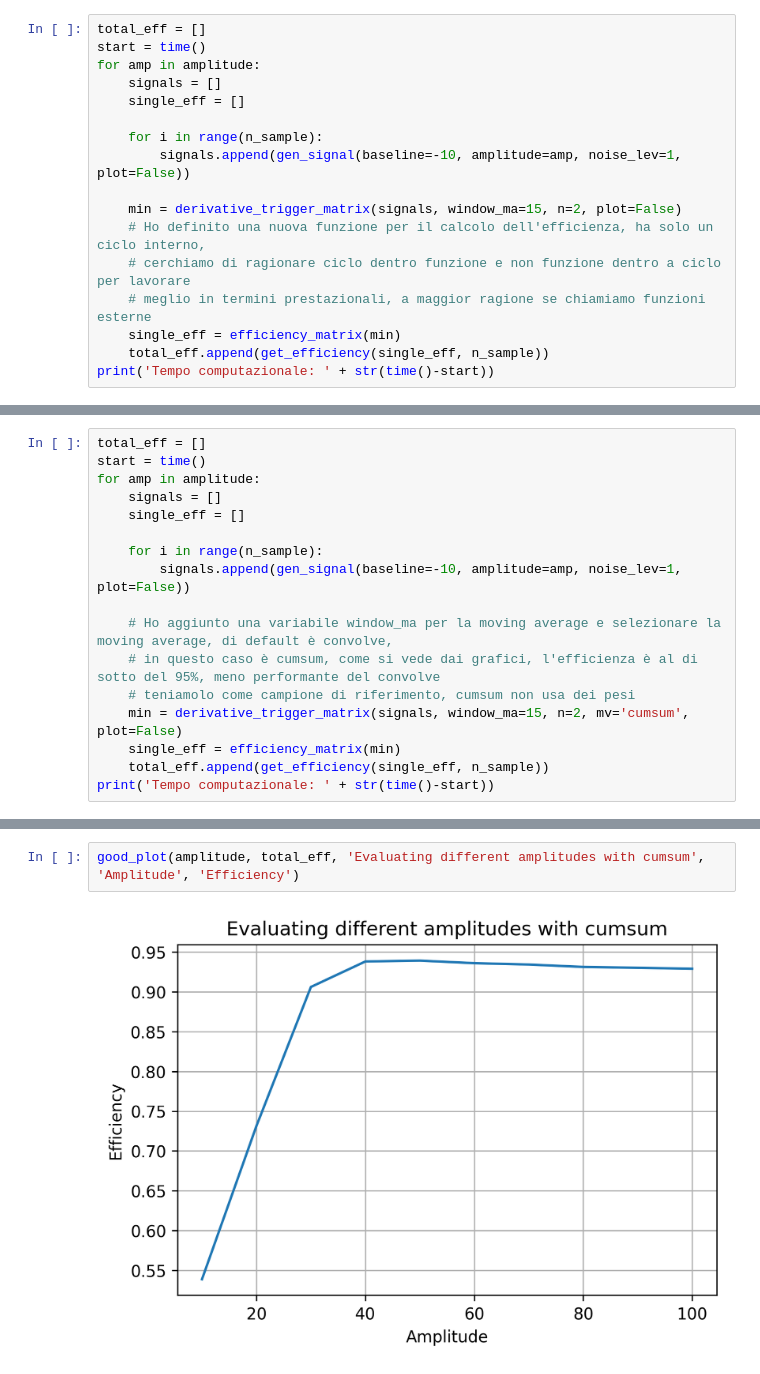
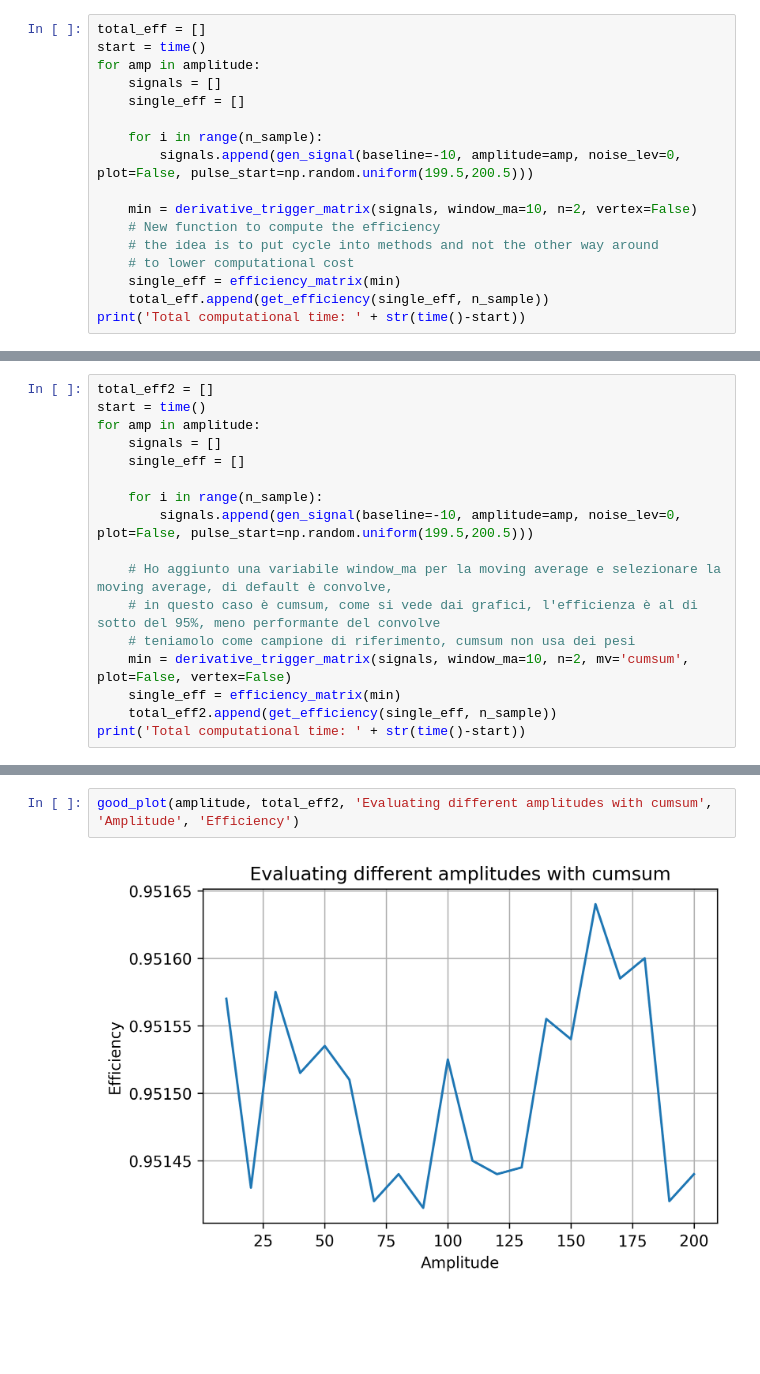
Before and after one commit to biqute/QTLab2122, a Jupyter notebook: SingleIRsource/simulated/efficiency_ma.ipynb, the cells around one changed output, grey strips where cells are left out. Saved outputs shown, nothing was run; the diff lists cells and outputs as text; blank space fills up the shorter version.

```diff
--- a/SingleIRsource/simulated/efficiency_ma.ipynb
+++ b/SingleIRsource/simulated/efficiency_ma.ipynb
@@ -14,13 +14,13 @@ for amp in amplitude:
     single_eff = []
 
     for i in range(n_sample):
-        signals.append(gen_signal(baseline=-10, amplitude=amp, noise_lev=1, plot=False))
+        signals.append(gen_signal(baseline=-10, amplitude=amp, noise_lev=0, plot=False, pulse_start=np.random.uniform(199.5,200.5)))
 
-    min = derivative_trigger_matrix(signals, window_ma=15, n=2, plot=False)
-    # Ho definito una nuova funzione per il calcolo dell'efficienza, ha solo un ciclo interno,
-    # cerchiamo di ragionare ciclo dentro funzione e non funzione dentro a ciclo per lavorare
-    # meglio in termini prestazionali, a maggior ragione se chiamiamo funzioni esterne
+    min = derivative_trigger_matrix(signals, window_ma=10, n=2, vertex=False)
+    # New function to compute the efficiency
+    # the idea is to put cycle into methods and not the other way around
+    # to lower computational cost
     single_eff = efficiency_matrix(min)
     total_eff.append(get_efficiency(single_eff, n_sample))
-print('Tempo computazionale: ' + str(time()-start))
+print('Total computational time: ' + str(time()-start))
 # %% [output]
@@ -32,18 +32,18 @@ good_plot(amplitude, total_eff, 'Evaluating different amplitudes with convolve',
 # %%
-total_eff = []
+total_eff2 = []
 start = time()
 for amp in amplitude:
     signals = []
     single_eff = []
 
     for i in range(n_sample):
-        signals.append(gen_signal(baseline=-10, amplitude=amp, noise_lev=1, plot=False))
+        signals.append(gen_signal(baseline=-10, amplitude=amp, noise_lev=0, plot=False, pulse_start=np.random.uniform(199.5,200.5)))
 
     # Ho aggiunto una variabile window_ma per la moving average e selezionare la moving average, di default è convolve,
     # in questo caso è cumsum, come si vede dai grafici, l'efficienza è al di sotto del 95%, meno performante del convolve
     # teniamolo come campione di riferimento, cumsum non usa dei pesi
-    min = derivative_trigger_matrix(signals, window_ma=15, n=2, mv='cumsum', plot=False)
+    min = derivative_trigger_matrix(signals, window_ma=10, n=2, mv='cumsum', plot=False, vertex=False)
     single_eff = efficiency_matrix(min)
-    total_eff.append(get_efficiency(single_eff, n_sample))
-print('Tempo computazionale: ' + str(time()-start))
+    total_eff2.append(get_efficiency(single_eff, n_sample))
+print('Total computational time: ' + str(time()-start))
 # %% [output]
@@ -51,4 +51,4 @@ Tempo computazionale: 10.302235126495361
 # %%
-good_plot(amplitude, total_eff, 'Evaluating different amplitudes with cumsum', 'Amplitude', 'Efficiency')
+good_plot(amplitude, total_eff2, 'Evaluating different amplitudes with cumsum', 'Amplitude', 'Efficiency')
 # %% [output]
-[figure, old version]
+[figure, new version]
```
Also changed, not shown: parts of 6 cells of this notebook, 9 other files.
